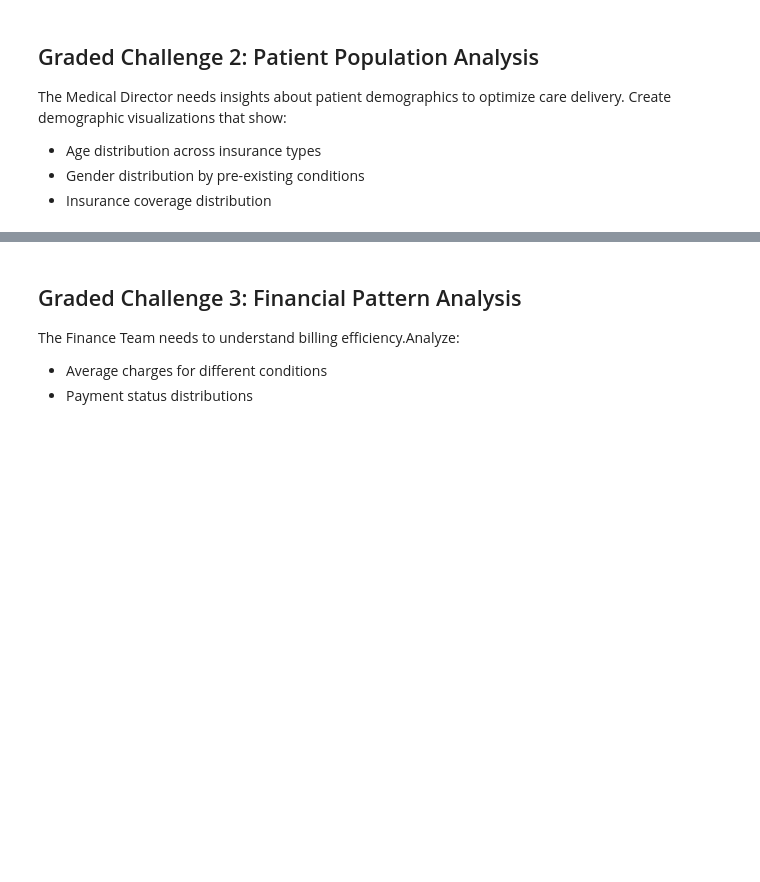
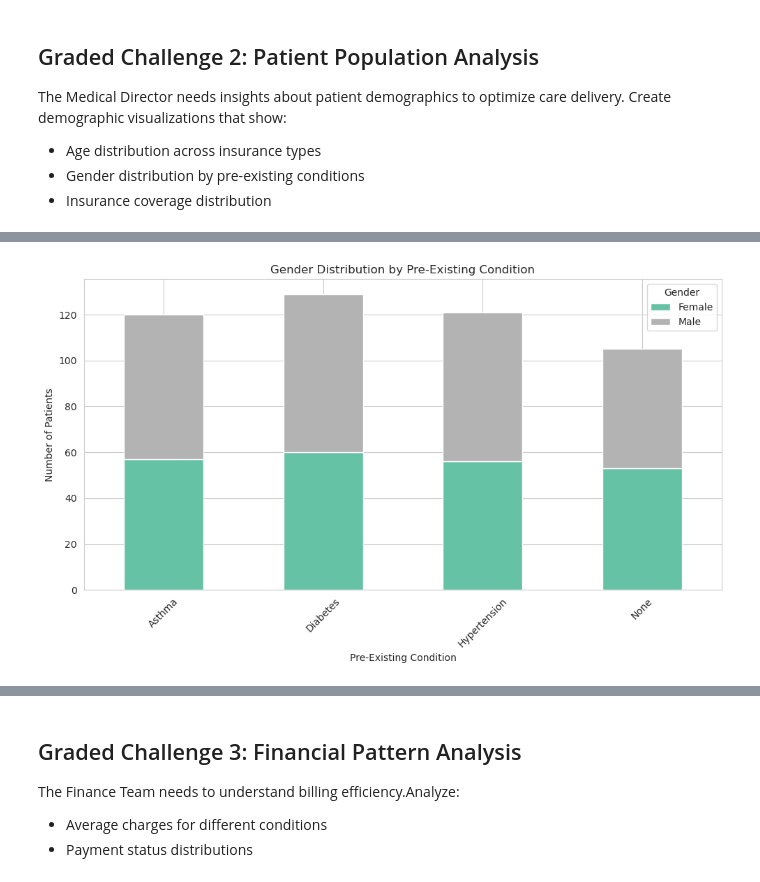
Before and after one commit to dennislamcv1/COURSERADS, a Jupyter notebook: Python for Data Science/GradedLab_EDA_Challenge.ipynb, the cells around one changed output, grey strips where cells are left out. Drawn from its saved outputs; the diff is of its cells as text; code cells hidden in the pictures; blank space fills up the shorter version.

```diff
--- a/Python for Data Science/GradedLab_EDA_Challenge.ipynb
+++ b/Python for Data Science/GradedLab_EDA_Challenge.ipynb
@@ -91,13 +137,26 @@ age_distribution()
 # %%
 # Create a stacked bar chart showing gender distribution by pre-existing conditions.
 # Each bar should represent a condition, segmented by gender.
 # Do not change the function name.
 
 def gender_distribution():
+    # Create a count table: rows = pre-existing conditions, columns = genders
+    gender_counts = patients_df.groupby(['pre_existing_condition', 'gender']).size().unstack().fillna(0)
 
-    # YOUR CODE HERE
+    # Plotting
+    gender_counts.plot(kind='bar', stacked=True, figsize=(10, 6), colormap='Set2')
+
+    plt.title('Gender Distribution by Pre-Existing Condition')
+    plt.xlabel('Pre-Existing Condition')
+    plt.ylabel('Number of Patients')
+    plt.xticks(rotation=45)
+    plt.legend(title='Gender')
+    plt.tight_layout()
+    plt.show()
 
 gender_distribution()
+# %% [output]
+[figure, added]
 # %%
 # This cell contains test cases. Do not edit this cell.
 # NBGRADER TEST - 2B: Gender by Condition Bar Chart
```
Also changed, not shown: parts of 9 cells of this notebook.
